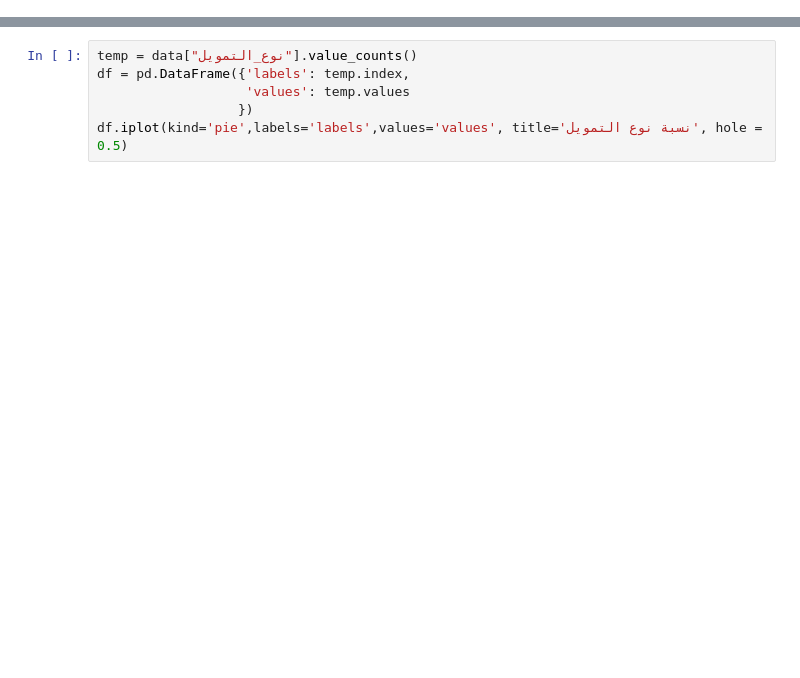
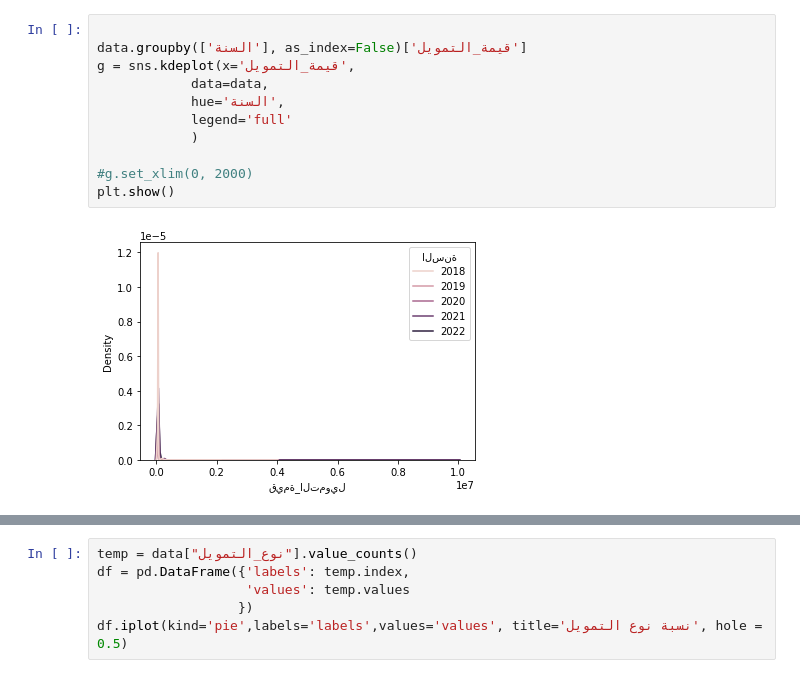
Before and after one commit to aeprogress/gov_banking_eda, a Jupyter notebook: src/lina_eda.ipynb, the cells around one changed output, grey strips where cells are left out. Drawn from its saved outputs; the diff is of its cells as text; blank space fills up the shorter version.

```diff
--- a/src/lina_eda.ipynb
+++ b/src/lina_eda.ipynb
@@ -37,0 +61,13 @@ ax = sns.distplot(data["قيمة_التمويل"])
+# %%
+
+data.groupby(['السنة'], as_index=False)['قيمة_التمويل']
+g = sns.kdeplot(x='قيمة_التمويل',
+            data=data,
+            hue='السنة',
+            legend='full'
+            )
+
+#g.set_xlim(0, 2000)
+plt.show()
+# %% [output]
+[figure, added]
```
Also changed, not shown: parts of 10 cells of this notebook.
